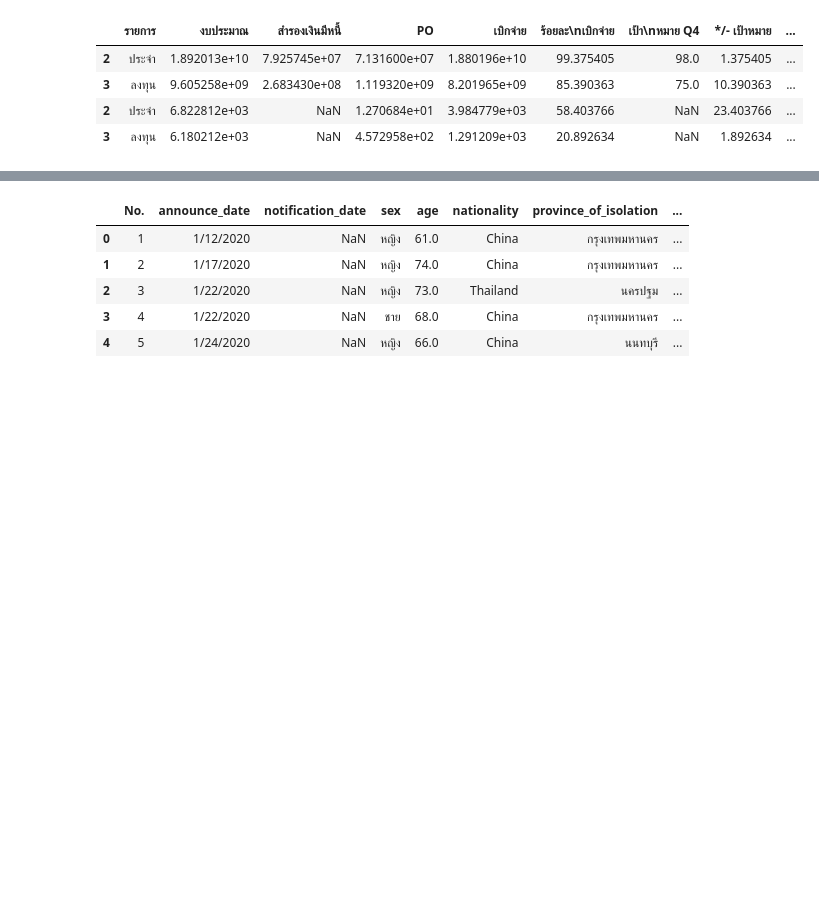
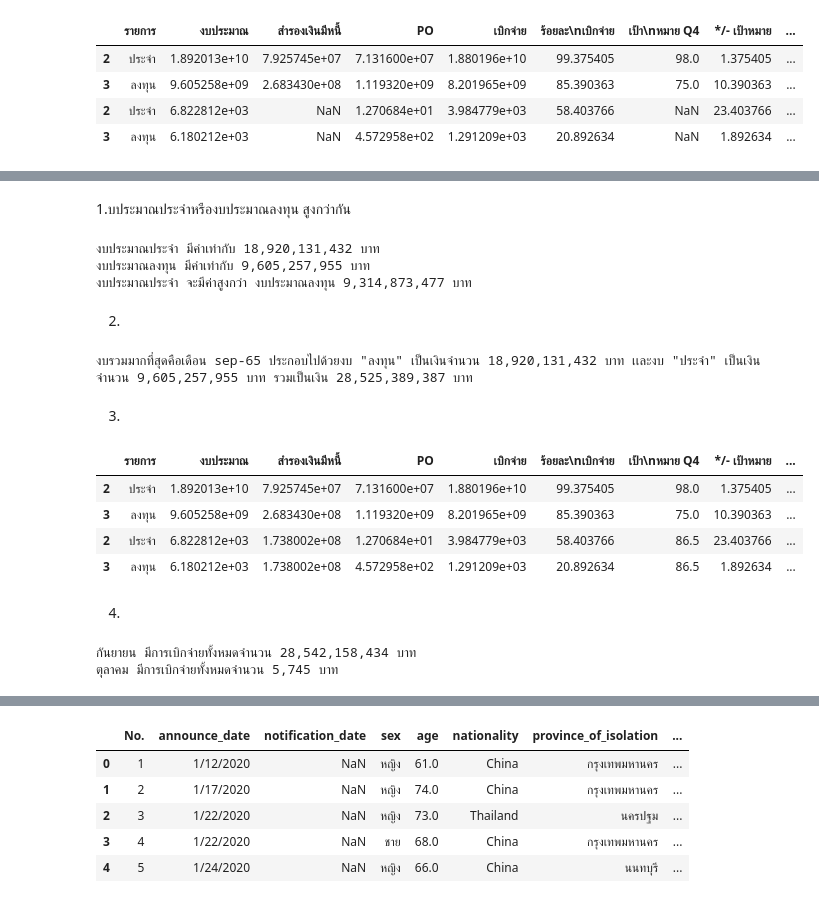
Before and after one commit to Thapanee633020670-2/python_dataviz2023, a Jupyter notebook: Pandas102.ipynb, the cells around one changed output, grey strips where cells are left out. Cells and saved outputs as stored; diff of their text form; code cells hidden in the pictures; blank space fills up the shorter version.

```diff
--- a/Pandas102.ipynb
+++ b/Pandas102.ipynb
@@ -103,3 +104,0 @@ sep_df
-# %%
-sep_df = pd.read_excel('/content/drive/MyDrive/DataVitz23/sep65.xlsx',header=15,skipfooter=9)
-sep_df
@@ -150,3 +134,74 @@ sep_oct_df
+# %% [markdown]
+1.บประมาณประจำหรืองบประมาณลงทุน สูงกว่ากัน
+# %%
+Prajam = sep_oct_df[(sep_oct_df['รายการ']=='ประจำ')&( sep_oct_df['เดือน-ปี']=='sep-65')]['งบประมาณ']
+Longtoon = sep_oct_df[(sep_oct_df['รายการ']=='ลงทุน')&( sep_oct_df['เดือน-ปี']=='sep-65')]['งบประมาณ']
+print(f'งบประมาณประจำ มีค่าเท่ากับ {int(Prajam):,} บาท')
+print(f'งบประมาณลงทุน มีค่าเท่ากับ {int(Longtoon):,} บาท')
+print(f'งบประมาณประจำ จะมีค่าสูงกว่า งบประมาณลงทุน {(int(Prajam) - int(Longtoon)):,} บาท')
+# %% [output]
+งบประมาณประจำ มีค่าเท่ากับ 18,920,131,432 บาท
+งบประมาณลงทุน มีค่าเท่ากับ 9,605,257,955 บาท
+งบประมาณประจำ จะมีค่าสูงกว่า งบประมาณลงทุน 9,314,873,477 บาท
+# %% [markdown]
+2.
+# %%
+sep = sep_oct_df[sep_oct_df["เดือน-ปี"] == sep_df["เดือน-ปี"][2]]
+oct = sep_oct_df[sep_oct_df["เดือน-ปี"] == oct_df["เดือน-ปี"][2]]
+Prajam_sep  = sep['งบประมาณ'][2]
+Longtoon_sep  = sep['งบประมาณ'][3]
+sep_sum = Prajam_sep + Longtoon_sep
+Prajam_oct = oct['งบประมาณ'][2]
+Longtoon_oct= oct['งบประมาณ'][3]
+oct_sum = Prajam_oct + Longtoon_oct
+list_name =[]
+for x in set(oct['รายการ']):
+  list_name.append(x)
+list_name
+if sep_sum > oct_sum :
+  print (f'งบรวมมากที่สุดคือเดือน {sep["เดือน-ปี"][2]} ประกอบไปด้วยงบ "{list_name[0]}" เป็นเงินจำนวน {int(Prajam_sep):,} บาท เเละงบ "{list_name[1]}" เป็นเงินจำนวน {int(Longtoon_sep):,} บาท รวมเป็นเงิน {int(sep_sum):,} บาท')
+elif sep_sum < oct_sum :
+ print (f'งบรวมมากที่สุดคือเดือน {oct["เดือน-ปี"][2]} ประกอบไปด้วยงบ "{list_name[0]}" เป็นเงินจำนวน {int(Prjam_oct):,} บาท เเละงบ "{list_name[1]}" เป็นเงินจำนวน {int(Longtoon_oct):,} บาท รวมเป็นเงิน {int(oct_sum):,} บาท')
+# %% [output]
+งบรวมมากที่สุดคือเดือน sep-65 ประกอบไปด้วยงบ "ลงทุน" เป็นเงินจำนวน 18,920,131,432 บาท เเละงบ "ประจำ" เป็นเงินจำนวน 9,605,257,955 บาท รวมเป็นเงิน 28,525,389,387 บาท
+# %% [markdown]
+3.
+# %%
+sep_oct_df = pd.concat([sep_df,oct_df])
+mean = sep_oct_df.mean()
+sep_oct= sep_oct_df.fillna(mean)
+sep_oct #ใช้ค่า mean แทนค่า missing เพราะ ค่าmean ไม่ได้ทำให้ค่าที่ได้มีการเปลี่ยนไปมากจากเดิม
+# %% [output]
+|  | รายการ | งบประมาณ | สำรองเงินมีหนี้ | PO | เบิกจ่าย | ร้อยละ\nเบิกจ่าย | เป้า\nหมาย Q4 | */- เป้าหมาย | ... |
+| 2 | ประจำ | 1.892013e+10 | 7.925745e+07 | 7.131600e+07 | 1.880196e+10 | 99.375405 | 98.0 | 1.375405 | ... |
+| 3 | ลงทุน | 9.605258e+09 | 2.683430e+08 | 1.119320e+09 | 8.201965e+09 | 85.390363 | 75.0 | 10.390363 | ... |
+| 2 | ประจำ | 6.822812e+03 | 1.738002e+08 | 1.270684e+01 | 3.984779e+03 | 58.403766 | 86.5 | 23.403766 | ... |
+| 3 | ลงทุน | 6.180212e+03 | 1.738002e+08 | 4.572958e+02 | 1.291209e+03 | 20.892634 | 86.5 | 1.892634 | ... |
+# %% [markdown]
+4.
+# %%
+sep_PO = sep_oct_df[sep_oct_df["เดือน-ปี"] ==sep_df["เดือน-ปี"][2]]
+oct_PO = sep_oct_df[sep_oct_df["เดือน-ปี"] == oct_df["เดือน-ปี"][2]]
+Prajam_sep = sep['การใช้จ่าย (PO+เบิกจ่าย)'][2]
+Longtoon_sep = sep['การใช้จ่าย (PO+เบิกจ่าย)'][3]
+sep_sumPO = Prajam_sep + Longtoon_sep
+Prajam_oct = oct['การใช้จ่าย (PO+เบิกจ่าย)'][2]
+Longtoon_oct = oct['การใช้จ่าย (PO+เบิกจ่าย)'][3]
+oct_sumPO = Prajam_oct + Longtoon_oct
+list_name =[]
+Prajam_sep_pay = sep_oct_df[(sep_oct_df['รายการ']=='ประจำ') & (sep_oct_df['เดือน-ปี']=='sep-65')]['การใช้จ่าย (PO+เบิกจ่าย)']
+Longtoon_sep_pay = sep_oct_df[(sep_oct_df['รายการ']=='ลงทุน') & (sep_oct_df['เดือน-ปี']=='sep-65')]['การใช้จ่าย (PO+เบิกจ่าย)']
+Prajam_oct_pay = sep_oct_df[(sep_oct_df['รายการ']=='ประจำ') & (sep_oct_df['เดือน-ปี']=='oct-65')]['การใช้จ่าย (PO+เบิกจ่าย)']
+Longtoon_oct_pay = sep_oct_df[(sep_oct_df['รายการ']=='ลงทุน') & (sep_oct_df['เดือน-ปี']=='oct-65')]['การใช้จ่าย (PO+เบิกจ่าย)']
+#เบิกจ่ายรวม
+sep_pay = sep_oct_df[sep_oct_df['เดือน-ปี'] =='sep-65'][['การใช้จ่าย (PO+เบิกจ่าย)']].sum()
+oct_pay = sep_oct_df[sep_oct_df['เดือน-ปี'] =='oct-65'][['การใช้จ่าย (PO+เบิกจ่าย)']].sum()
+
+print(f'กันยายน มีการเบิกจ่ายทั้งหมดจำนวน {int(sep_pay):,} บาท')
+print(f'ตุลาคม มีการเบิกจ่ายทั้งหมดจำนวน {int(oct_pay):,} บาท')
+# %% [output]
+กันยายน มีการเบิกจ่ายทั้งหมดจำนวน 28,542,158,434 บาท
+ตุลาคม มีการเบิกจ่ายทั้งหมดจำนวน 5,745 บาท
 # %%
 data_file_path = os.path.join(path,'pm-20-jan-2021.csv') # เชื่อมกับไฟล์ .csv
 data_df = pd.read_csv(data_file_path)
```
Also changed, not shown: parts of 13 cells of this notebook.
